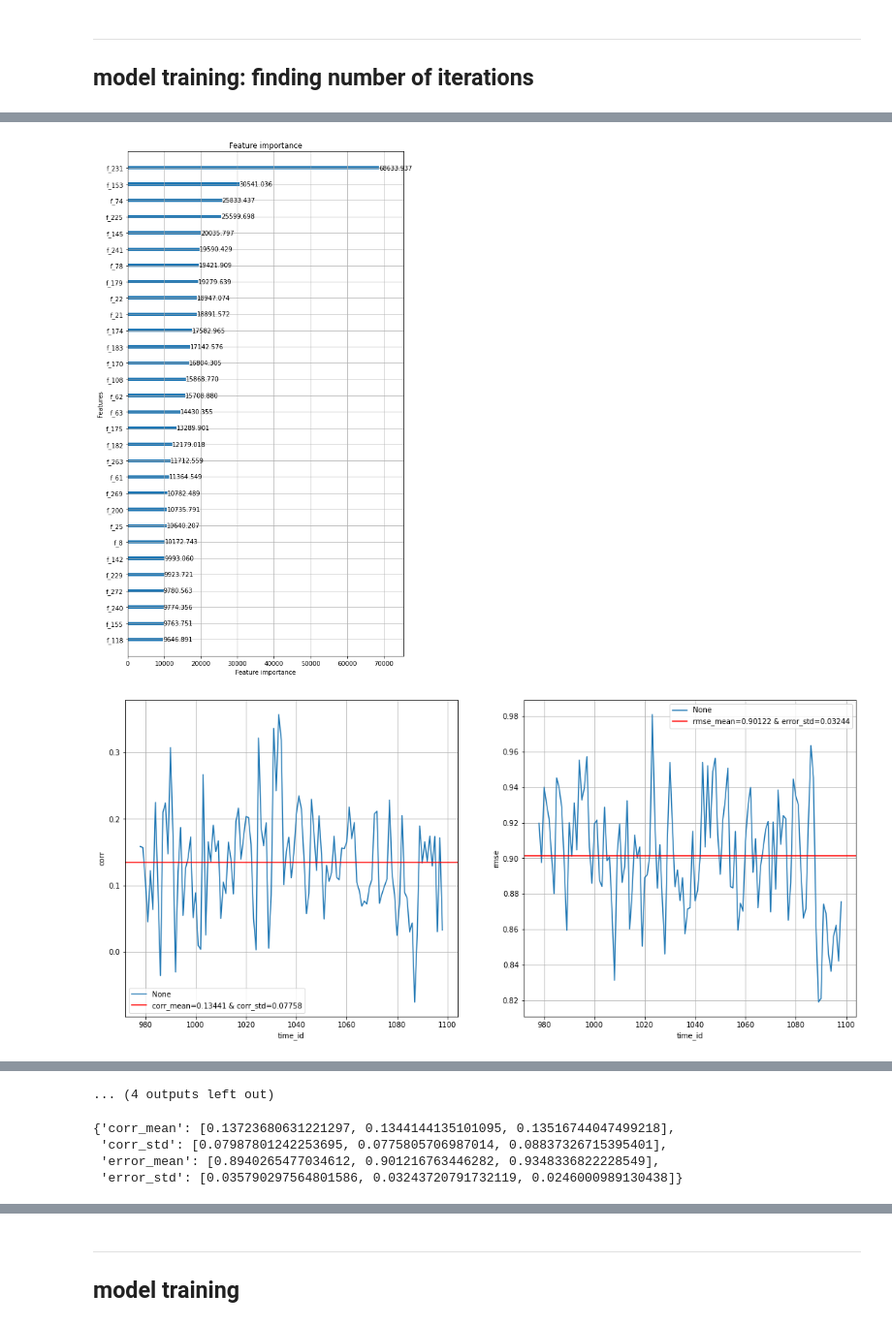
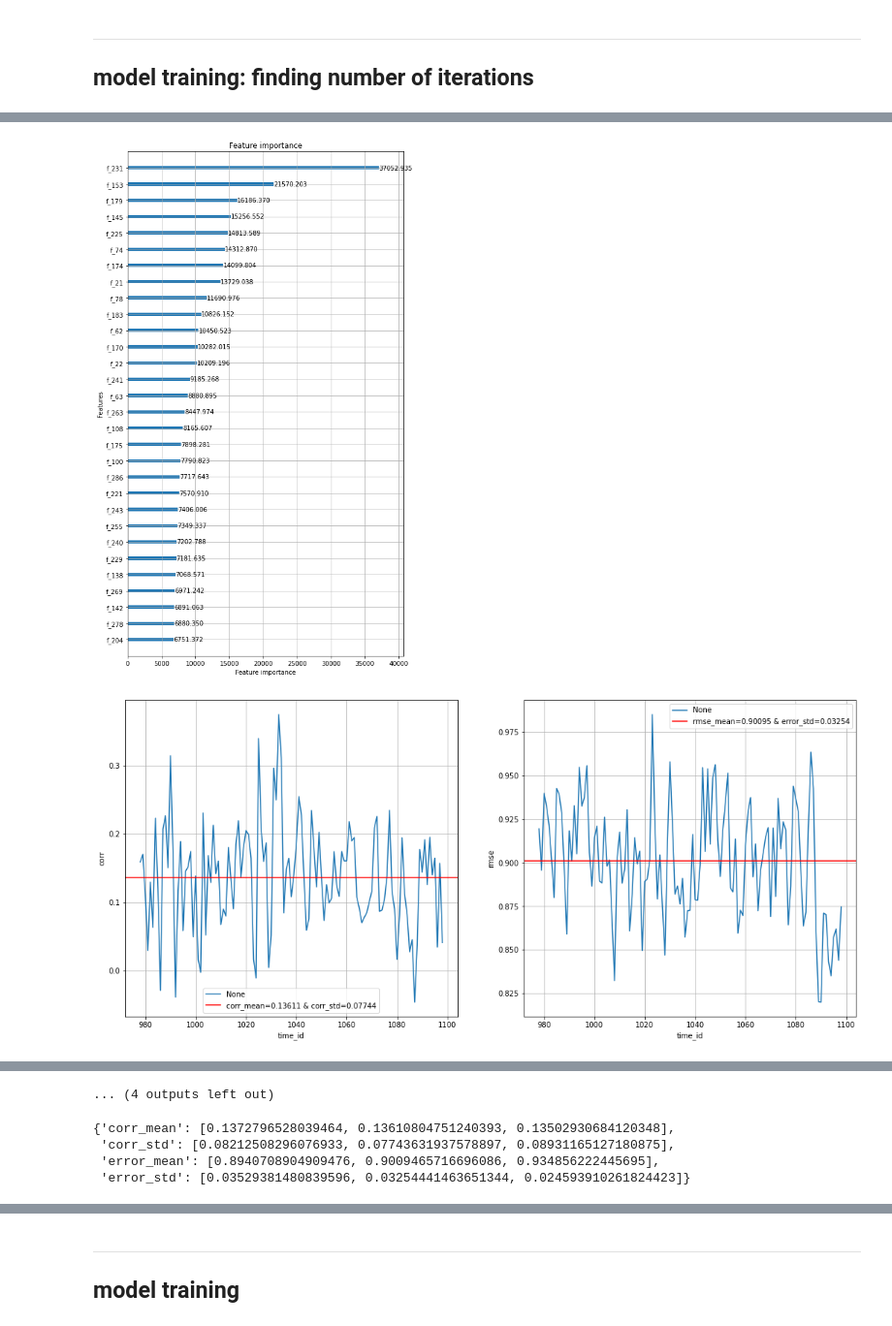
Before and after one commit to mavillan/ubiquant-market-prediction, a Jupyter notebook: train/ump-train-lgbm-gbrt.ipynb, the cells around one changed output, grey strips where cells are left out. Shown at 97% size. Saved outputs shown, nothing was run; the diff lists cells and outputs as text; code cells hidden in the pictures.

```diff
--- a/train/ump-train-lgbm-gbrt.ipynb
+++ b/train/ump-train-lgbm-gbrt.ipynb
@@ -15,13 +30,13 @@ np.random.seed(42)
 # %%
 features = [f"f_{i}" for i in range(300)]
 
-features = pd.read_parquet("../input/ump-dataset/train.parquet", columns=features)
+features = pd.read_parquet(f"{data_path}/train.parquet", columns=features)
 display(features)
 
-target = pd.read_parquet("../input/ump-dataset/train.parquet", columns=["target",])
+target = pd.read_parquet(f"{data_path}/train.parquet", columns=["target",])
 display(target)
 
-time = pd.read_parquet("../input/ump-dataset/train.parquet", columns=["time_id",])
+time = pd.read_parquet(f"{data_path}/train.parquet", columns=["time_id",])
 display(time)
 # %% [output]
 |  | f_0 | f_1 | f_2 | f_3 | f_4 | f_5 | f_6 | f_7 | f_8 | f_9 | ... | ... |
@@ -118,17 +133,21 @@ def pearsonr(preds: np.array, dset: lgb.Dataset):
 model_params = {
     'objective': 'mse',
     'metric': 'rmse',
-    'num_leaves': 55,
     'learning_rate': 0.05,
-    'feature_fraction': 0.616,
-    'bagging_fraction': 0.8,
     'force_col_wise': True,
+    'bagging_freq': 1,
+    'seed': 19,
+    #'verbosity': -1,
+    'first_metric_only': False,
+    'bin_construct_sample_cnt': 100000000,
     'feature_pre_filter': False,
-    'lambda_l1': 3.563444727371679,
-    'lambda_l2': 0.30026771722107604,
-    'bagging_freq': 0,
-    'min_child_samples': 100,
-    'seed': 19,
+    'bagging_fraction': 0.7,
+    'feature_fraction': 0.30000000000000004,
+    'lambda_l1': 0.3678902559115776,
+    'lambda_l2': 0.0013190869965539825,
+    'min_data_in_leaf': 160,
+    'path_smooth': 3.3475021333279313,
+    'num_leaves': 64
 }
 # %%
 pretrain = True
@@ -150,15 +169,16 @@ if pretrain:
             label=target.loc[valid_idx,"target"].values,
             free_raw_data=True
         )
+        es_callback = lgb.early_stopping(stopping_rounds=50, first_metric_only=False, verbose=False)
+        log_callback = lgb.log_evaluation(period=20,)
 
         model = lgb.train(
             params=model_params,
             train_set=train_dset,
             num_boost_round=3000,
             valid_sets=[valid_dset,],
-            early_stopping_rounds=50,
-            verbose_eval=20,
             feval=pearsonr,
+            callbacks=[es_callback,log_callback],
         )
         models.append(model)
 
@@ -283,2 +303,2 @@ Early stopping, best iteration is:
-[figure, old version]
+[figure, new version]
-[figure, old version]
+[figure, new version]
@@ -305,10 +325,10 @@ Early stopping, best iteration is:
 # %%
 metrics
 # %% [output]
-{'corr_mean': [0.13723680631221297, 0.1344144135101095, 0.13516744047499218],
- 'corr_std': [0.07987801242253695, 0.0775805706987014, 0.08837326715395401],
- 'error_mean': [0.8940265477034612, 0.901216763446282, 0.9348336822228549],
- 'error_std': [0.035790297564801586, 0.03243720791732119, 0.0246000989130438]}
+{'corr_mean': [0.1372796528039464, 0.13610804751240393, 0.13502930684120348],
+ 'corr_std': [0.08212508296076933, 0.07743631937578897, 0.08931165127180875],
+ 'error_mean': [0.8940708904909476, 0.9009465716696086, 0.934856222445695],
+ 'error_std': [0.03529381480839596, 0.03254441463651344, 0.024593910261824423]}
 # %%
 # mean corr on validation
 np.mean(metrics["corr_mean"])
```
Also changed, not shown: parts of 10 cells of this notebook, 3 other files.
